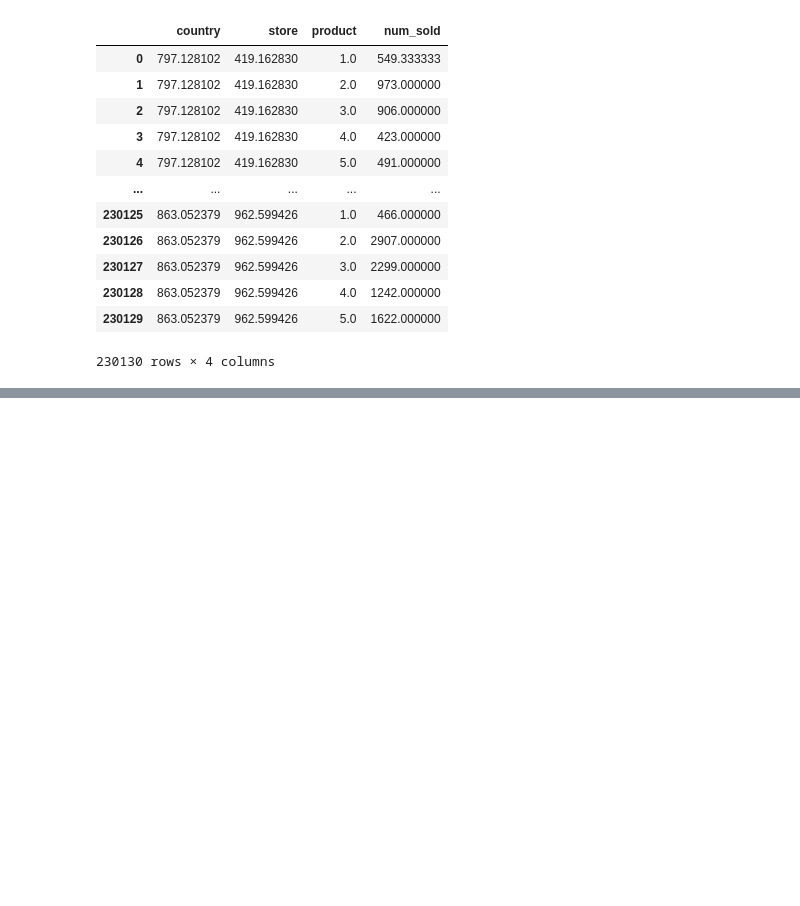
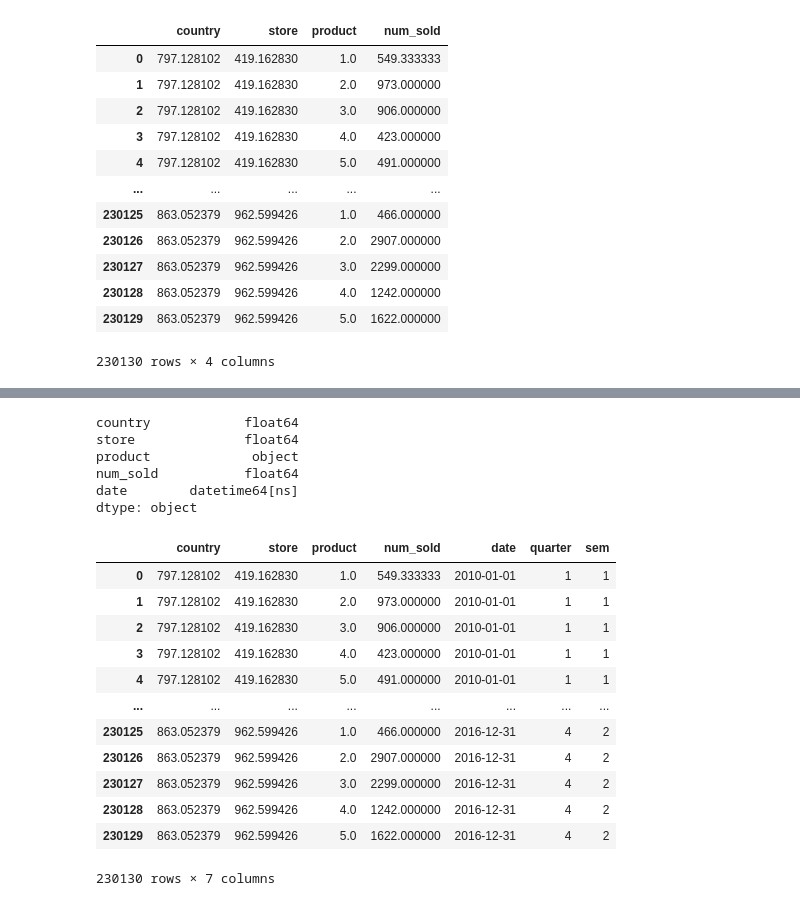
Before and after one commit to Lsai2122/coding, a Jupyter notebook: ml/new.ipynb, the cells around one changed output, grey strips where cells are left out. Saved outputs shown, nothing was run; the diff lists cells and outputs as text; code cells hidden in the pictures; blank space fills up the shorter version.

```diff
--- a/ml/new.ipynb
+++ b/ml/new.ipynb
@@ -163,0 +244,2 @@ plt.show()
+# %%
+data_copy = data_imputed.copy()
@@ -163,0 +262,31 @@ plt.show()
+# %%
+data_copy["date"]= pd.to_datetime(data_copy["date"])
+# %%
+data_copy.dtypes
+# %% [output]
+country            float64
+store              float64
+product             object
+num_sold           float64
+date        datetime64[ns]
+dtype: object
+# %%
+data_copy["quarter"]=data_copy["date"].dt.quarter
+# %%
+data_copy["sem"]=np.where(data_copy["quarter"].isin([1,2]),1,2)
+# %%
+data_copy
+# %% [output]
+|  | country | store | product | num_sold | date | quarter | sem |
+| 0 | 797.128102 | 419.162830 | 1.0 | 549.333333 | 2010-01-01 | 1 | 1 |
+| 1 | 797.128102 | 419.162830 | 2.0 | 973.000000 | 2010-01-01 | 1 | 1 |
+| 2 | 797.128102 | 419.162830 | 3.0 | 906.000000 | 2010-01-01 | 1 | 1 |
+| 3 | 797.128102 | 419.162830 | 4.0 | 423.000000 | 2010-01-01 | 1 | 1 |
+| 4 | 797.128102 | 419.162830 | 5.0 | 491.000000 | 2010-01-01 | 1 | 1 |
+| ... | ... | ... | ... | ... | ... | ... | ... |
+| 230125 | 863.052379 | 962.599426 | 1.0 | 466.000000 | 2016-12-31 | 4 | 2 |
+| 230126 | 863.052379 | 962.599426 | 2.0 | 2907.000000 | 2016-12-31 | 4 | 2 |
+| 230127 | 863.052379 | 962.599426 | 3.0 | 2299.000000 | 2016-12-31 | 4 | 2 |
+| 230128 | 863.052379 | 962.599426 | 4.0 | 1242.000000 | 2016-12-31 | 4 | 2 |
+| 230129 | 863.052379 | 962.599426 | 5.0 | 1622.000000 | 2016-12-31 | 4 | 2 |
+230130 rows × 7 columns
```
Also changed, not shown: parts of 26 cells of this notebook, 4 other files.
